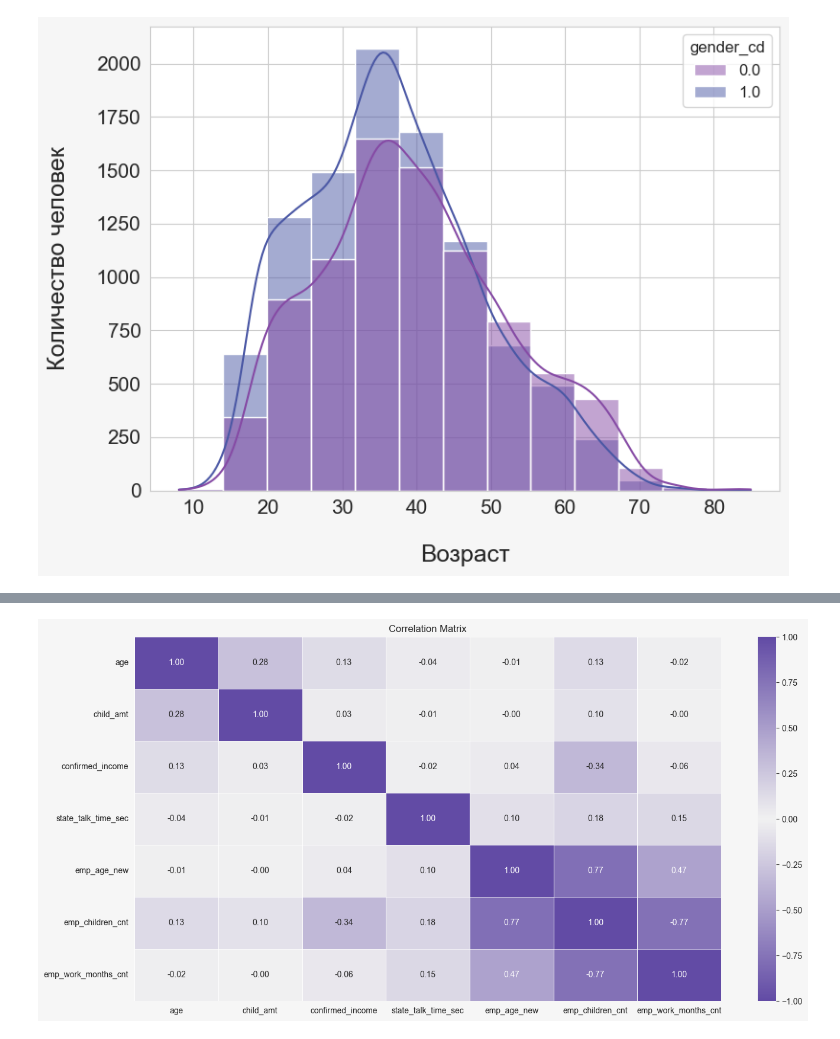
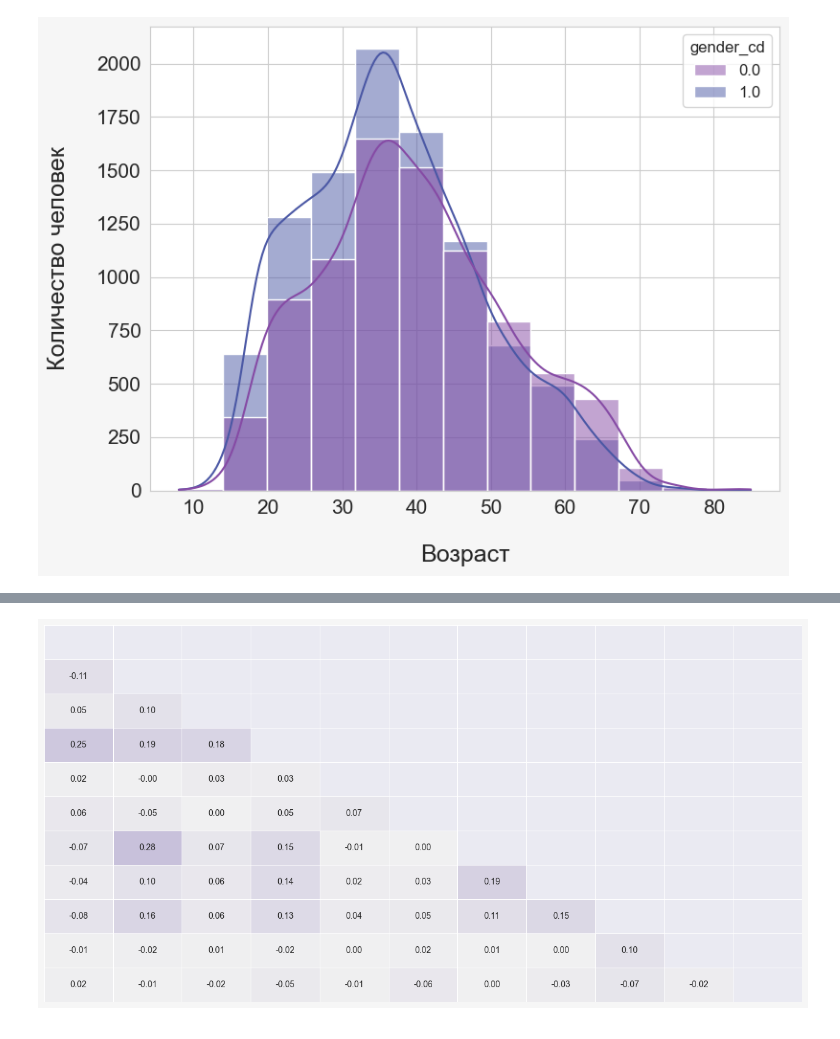
Before and after one commit to bygaga993/bread_dano_2024, a Jupyter notebook: Code/graphics.ipynb, the cells around one changed output, grey strips where cells are left out. Drawn from its saved outputs; the diff is of its cells as text; code cells hidden in the pictures.

```diff
--- a/Code/graphics.ipynb
+++ b/Code/graphics.ipynb
@@ -136,4 +136,4 @@ plt.show()
 # %% [output]
 [figure]
 # %%
-df
+data = pd.read_csv('data/data_final_preprocessed.csv')
@@ -154,21 +140,25 @@ df
 # %%
 import matplotlib.pyplot as plt
 import seaborn as sns
 import matplotlib.colors as mcolors
 from matplotlib.colors import LinearSegmentedColormap
+
 # Создаем свой cmap из цветов в формате HEX
 colors = ["#624BA5", "#F1F1F1", "#624BA5"]
 custom_cmap = LinearSegmentedColormap.from_list("custom_cmap", colors)
 
 # Вычисляем корреляционную матрицу
-correlation_matrix = df[['age', 'child_amt', 'confirmed_income', 'state_talk_time_sec',
-     'emp_age_new', 'emp_children_cnt', 'emp_work_months_cnt']].corr(method='spearman')
+columns = ['gender_cd', 'age', 'entrepreneur_flg', 'auto_flg', 'traveler_flg', 'pro_flg',
+           'child_amt', 'partnership_flg', 'realty_type', 'region_category', 'success_flg']
+correlation_matrix = data[columns].corr(method='spearman')
+
+# Создание маски для верхнего треугольника
+mask = np.triu(np.ones_like(correlation_matrix, dtype=bool))
 
 # Создаем тепловую карту
 plt.figure(figsize=(16, 8))
 plt.gcf().set_facecolor('#F6F6F6')
-plt.title('Correlation Matrix')
-sns.heatmap(correlation_matrix, annot=True, fmt=".2f", cmap=custom_cmap, linewidths=0.5, vmin=-1, vmax=1)
+sns.heatmap(correlation_matrix, mask=mask, annot=True, fmt=".2f", cmap=custom_cmap, linewidths=0.5, vmin=-1, vmax=1, cbar=False, xticklabels=False, yticklabels=False, )
 plt.show()
 # %% [output]
-[figure, old version]
+[figure, new version]
```
Also changed, not shown: parts of 4 cells of this notebook, 1 other file.
